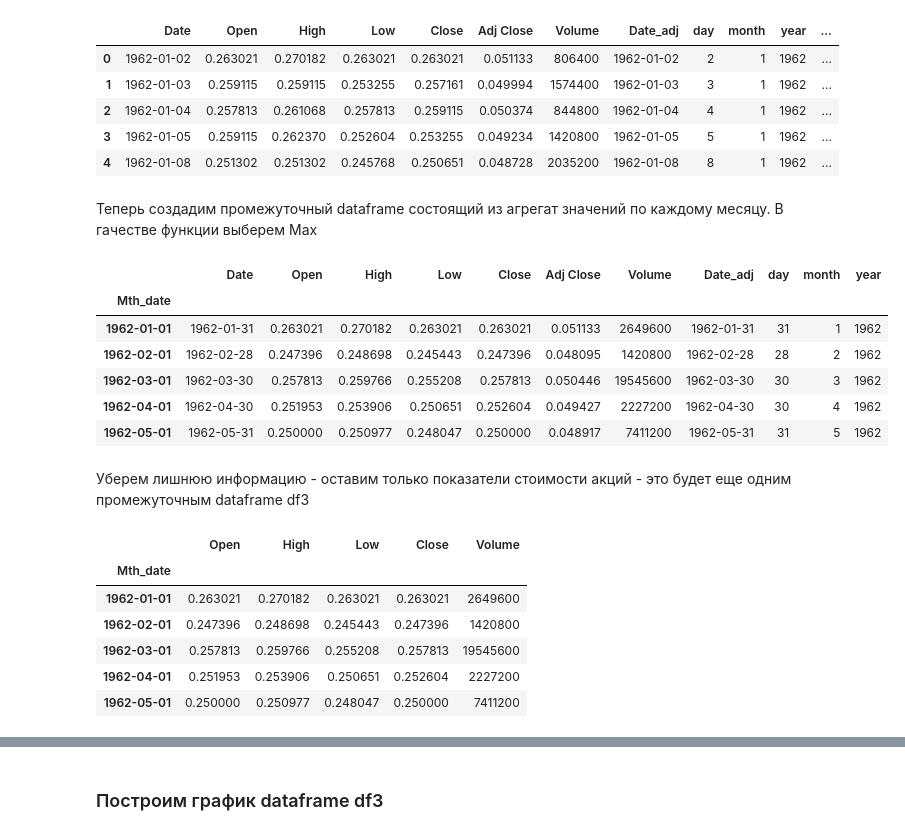
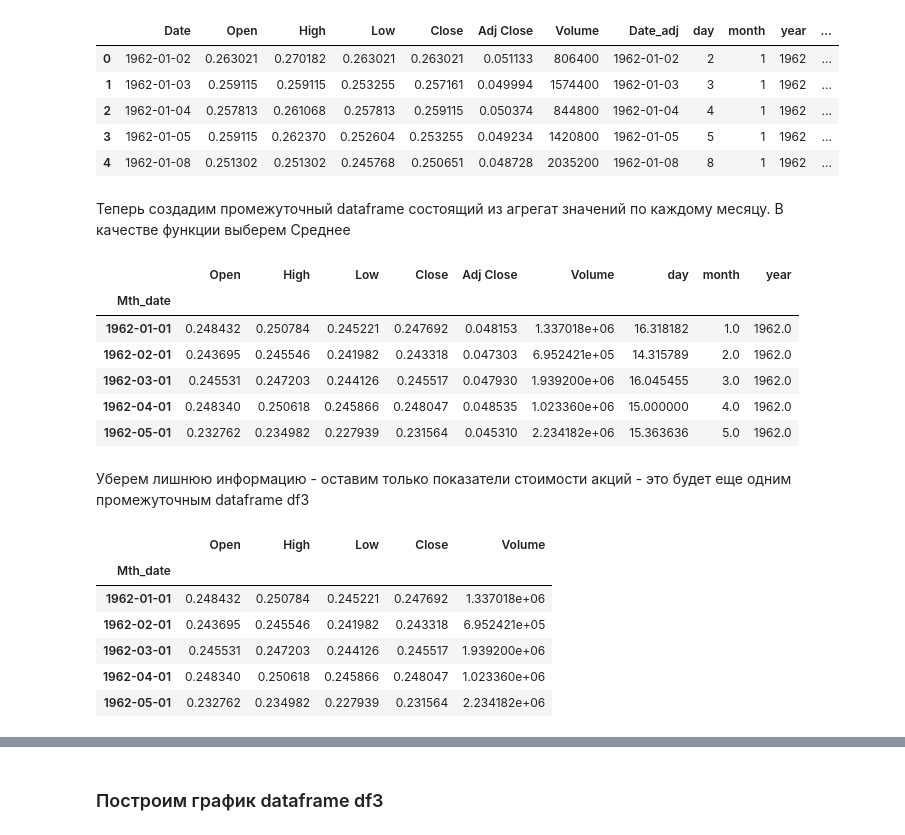
Before and after one commit to ibutin/Innopoilis, a Jupyter notebook: Итоговая_аттестация_Бутин_SARIMA.ipynb, the cells around one changed output, grey strips where cells are left out. Saved outputs shown, nothing was run; the diff lists cells and outputs as text; code cells hidden in the pictures.

```diff
--- a/Итоговая_аттестация_Бутин_SARIMA.ipynb
+++ b/Итоговая_аттестация_Бутин_SARIMA.ipynb
@@ -51,6 +53,8 @@ warnings.filterwarnings("ignore")
+# %%
+url = 'https://raw.githubusercontent.com/ibutin/Innopoilis/main/COCO%20COLA.csv'
 # %%
 ## Здесь импортируем данные.
-df = pd.read_csv('COCO COLA.csv')
+df = pd.read_csv(url)
 # %% [markdown]
 ### Знакомство с данными.
 # %% [markdown]
@@ -151,33 +155,33 @@ df.head()
 | 3 | 1962-01-05 | 0.259115 | 0.262370 | 0.252604 | 0.253255 | 0.049234 | 1420800 | 1962-01-05 | 5 | 1 | 1962 | ... |
 | 4 | 1962-01-08 | 0.251302 | 0.251302 | 0.245768 | 0.250651 | 0.048728 | 2035200 | 1962-01-08 | 8 | 1 | 1962 | ... |
 # %% [markdown]
-Теперь создадим промежуточный dataframe состоящий из агрегат значений по каждому месяцу. В гачестве функции выберем Max
+Теперь создадим промежуточный dataframe состоящий из агрегат значений по каждому месяцу. В качестве функции выберем Среднее
 # %%
-df2=df.groupby(by=['Mth_date']).max()
+df2=df.groupby(by=['Mth_date']).mean()
 df2.head()
 ## Месяцы по которым агрегировали значения в формате datetime в новом dataframe df2
 ##стали индексной колонкой. Есть уверенность что пропусков месяцев нет, но проверим
 # %% [output]
-|  | Date | Open | High | Low | Close | Adj Close | Volume | Date_adj | day | month | year |
-| Mth_date |  |  |  |  |  |  |  |  |  |  |  |
-| 1962-01-01 | 1962-01-31 | 0.263021 | 0.270182 | 0.263021 | 0.263021 | 0.051133 | 2649600 | 1962-01-31 | 31 | 1 | 1962 |
-| 1962-02-01 | 1962-02-28 | 0.247396 | 0.248698 | 0.245443 | 0.247396 | 0.048095 | 1420800 | 1962-02-28 | 28 | 2 | 1962 |
-| 1962-03-01 | 1962-03-30 | 0.257813 | 0.259766 | 0.255208 | 0.257813 | 0.050446 | 19545600 | 1962-03-30 | 30 | 3 | 1962 |
-| 1962-04-01 | 1962-04-30 | 0.251953 | 0.253906 | 0.250651 | 0.252604 | 0.049427 | 2227200 | 1962-04-30 | 30 | 4 | 1962 |
-| 1962-05-01 | 1962-05-31 | 0.250000 | 0.250977 | 0.248047 | 0.250000 | 0.048917 | 7411200 | 1962-05-31 | 31 | 5 | 1962 |
+|  | Open | High | Low | Close | Adj Close | Volume | day | month | year |
+| Mth_date |  |  |  |  |  |  |  |  |  |
+| 1962-01-01 | 0.248432 | 0.250784 | 0.245221 | 0.247692 | 0.048153 | 1.337018e+06 | 16.318182 | 1.0 | 1962.0 |
+| 1962-02-01 | 0.243695 | 0.245546 | 0.241982 | 0.243318 | 0.047303 | 6.952421e+05 | 14.315789 | 2.0 | 1962.0 |
+| 1962-03-01 | 0.245531 | 0.247203 | 0.244126 | 0.245517 | 0.047930 | 1.939200e+06 | 16.045455 | 3.0 | 1962.0 |
+| 1962-04-01 | 0.248340 | 0.250618 | 0.245866 | 0.248047 | 0.048535 | 1.023360e+06 | 15.000000 | 4.0 | 1962.0 |
+| 1962-05-01 | 0.232762 | 0.234982 | 0.227939 | 0.231564 | 0.045310 | 2.234182e+06 | 15.363636 | 5.0 | 1962.0 |
 # %% [markdown]
 Уберем лишнюю информацию - оставим только показатели стоимости акций - это будет еще одним промежуточным dataframe df3
 # %%
-df3 = df2.drop(['Date','Adj Close','Date_adj','day','month','year'],1)
+df3 = df2.drop(['Adj Close','day','month','year'],1)
 df3.head()
 # %% [output]
 |  | Open | High | Low | Close | Volume |
 | Mth_date |  |  |  |  |  |
-| 1962-01-01 | 0.263021 | 0.270182 | 0.263021 | 0.263021 | 2649600 |
-| 1962-02-01 | 0.247396 | 0.248698 | 0.245443 | 0.247396 | 1420800 |
-| 1962-03-01 | 0.257813 | 0.259766 | 0.255208 | 0.257813 | 19545600 |
-| 1962-04-01 | 0.251953 | 0.253906 | 0.250651 | 0.252604 | 2227200 |
-| 1962-05-01 | 0.250000 | 0.250977 | 0.248047 | 0.250000 | 7411200 |
+| 1962-01-01 | 0.248432 | 0.250784 | 0.245221 | 0.247692 | 1.337018e+06 |
+| 1962-02-01 | 0.243695 | 0.245546 | 0.241982 | 0.243318 | 6.952421e+05 |
+| 1962-03-01 | 0.245531 | 0.247203 | 0.244126 | 0.245517 | 1.939200e+06 |
+| 1962-04-01 | 0.248340 | 0.250618 | 0.245866 | 0.248047 | 1.023360e+06 |
+| 1962-05-01 | 0.232762 | 0.234982 | 0.227939 | 0.231564 | 2.234182e+06 |
 # %%
 df3.info()
 # %% [output]
```
Also changed, not shown: parts of 29 cells of this notebook.
